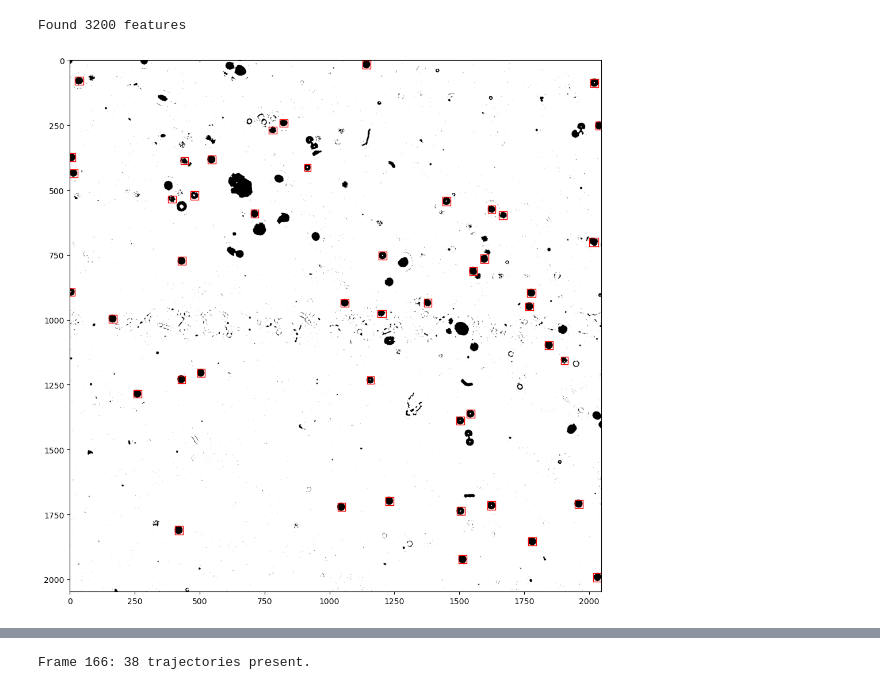
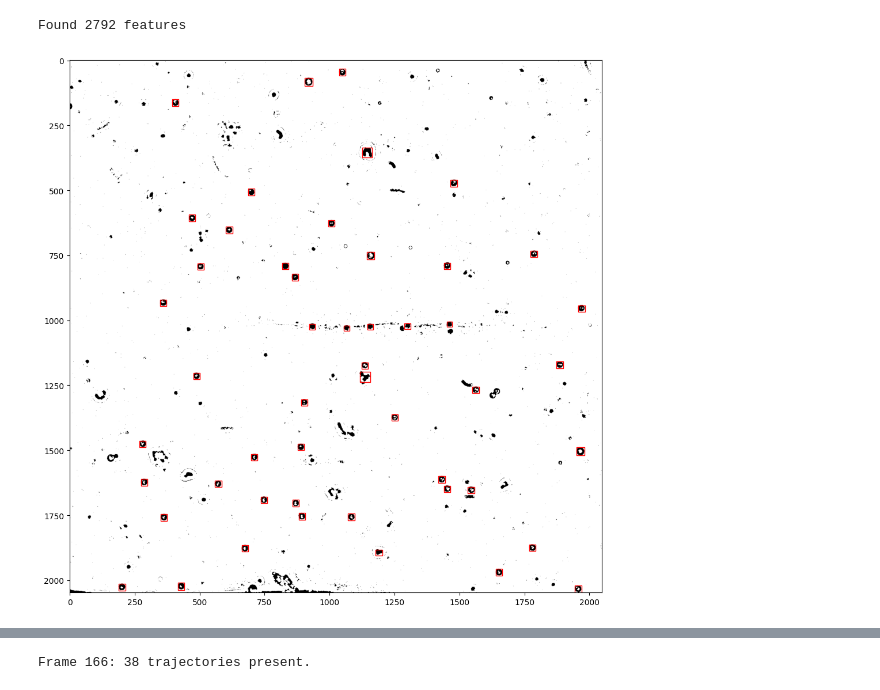
Before and after one commit to shichenliu97/active-matters-programmed-phase-transition, a Jupyter notebook: analysis/figure_2_stokes.ipynb, the cells around one changed output, grey strips where cells are left out. Drawn from its saved outputs; the diff is of its cells as text; code cells hidden in the pictures.

```diff
--- a/analysis/figure_2_stokes.ipynb
+++ b/analysis/figure_2_stokes.ipynb
@@ -58,7 +60,7 @@ def preprocess_foam(img):
     """
     # Crop the pictures as for raw images.
     # Apply thresholds
-    adaptive_thresh = filters.threshold_local(img,301)
+    adaptive_thresh = filters.threshold_local(img,101)
     idx = img < adaptive_thresh
     idx2 = img > adaptive_thresh
     img[idx] = 0
@@ -69,5 +71,5 @@ def preprocess_foam(img):
 
 
 frames_thresh = preprocess_foam(bf_frames)
-plt.imshow(frames_thresh[1]);
+plt.imshow(frames_thresh[20]);
 # %% [output]
@@ -74,0 +77,35 @@ plt.imshow(frames_thresh[1]);
+# %%
+from skimage import filters, util
+from scipy import ndimage
+import pims
+
+@pims.pipeline
+def preprocess_foam(img, block_size=501, less_dark_threshold=1):
+    """
+    Apply image processing functions to return a binary image.
+
+    Parameters:
+    img: The input image.
+    block_size: The size of the neighborhood used for the local threshold.
+    less_dark_threshold: Factor to adjust the adaptive threshold for less dark features.
+    """
+    # Crop the pictures as for raw images.
+    # Apply thresholds
+    adaptive_thresh = filters.threshold_local(img, block_size)
+
+    # Here we adjust the threshold to be slightly more lenient on dark features.
+    # Multiplying by less_dark_threshold (should be > 1) will make the threshold higher,
+    # meaning that more pixels will be considered 'dark' and fewer 'light'.
+    adaptive_thresh *= less_dark_threshold
+
+    idx = img < adaptive_thresh
+    idx2 = img >= adaptive_thresh
+    img[idx] = 255
+    img[idx2] = 0
+
+    # Dilations can be adjusted or removed as per the requirement
+    img = ndimage.binary_dilation(img, iterations=2)
+
+    return util.img_as_int(img)
+frames_thresh = preprocess_foam(bf_frames)
+plt.imshow(frames_thresh[20]);
@@ -75,36 +114,36 @@ plt.imshow(frames_thresh[1]);
 # %%
-img_example = frames_thresh[57]
+img_example = frames_thresh[20]
 
 # Label elements on the picture
 white = 255
 label_image, number_of_labels = skimage.measure.label(img_example, background=white, return_num=True)
 print("Found %d features"%(number_of_labels))
 fig, ax = plt.subplots(ncols=1, nrows=1, figsize=(12, 12))
 ax.imshow(img_example)
 for region in skimage.measure.regionprops(label_image, intensity_image=img_example):
     # Everywhere, skip small and large areas
-    if region.area < 400 or region.area > 800:
+    if region.area < 300 or region.area > 1200:
         continue
     # Only black areas
     if region.mean_intensity > 1:
         continue
     # On the top, skip small area with a second threshold
-    if region.centroid[0] > 800 and region.area < 400:
+    if region.centroid[0] > 1200 and region.area < 300:
         continue
     # Skip non-rounded features using eccentricity
     max_eccentricity = 0.8  # Adjust this threshold as needed
     if region.eccentricity > max_eccentricity:
         continue
 
     # Draw rectangle which survived to the criterions
     minr, minc, maxr, maxc = region.bbox
     rect = mpatches.Rectangle((minc, minr), maxc - minc, maxr - minr,
                               fill=False, edgecolor='red', linewidth=1)
 
     ax.add_patch(rect)
 # %% [output]
-Found 3200 features
+Found 2792 features
-[figure, old version]
+[figure, new version]
 # %%
 
 def filter_regions(num, img):
```
Also changed, not shown: parts of 42 cells of this notebook.
